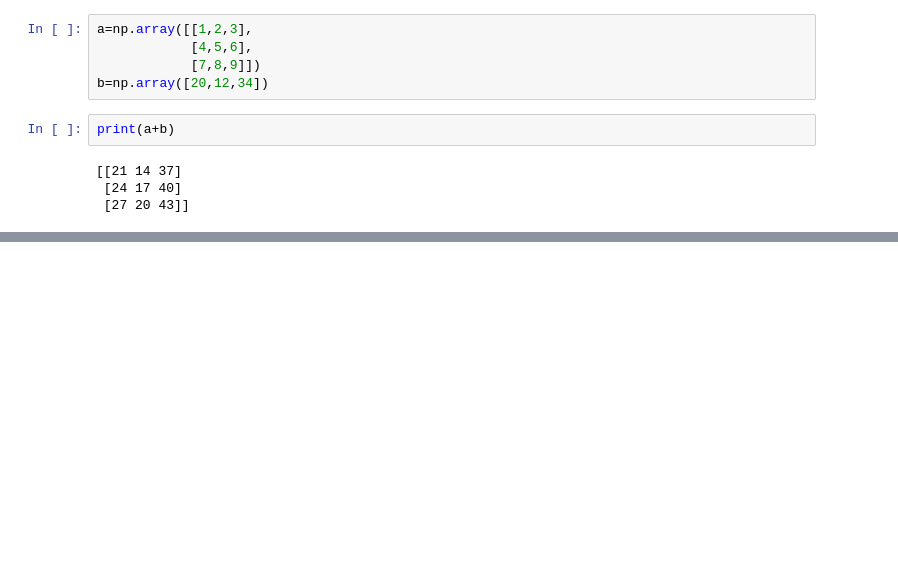
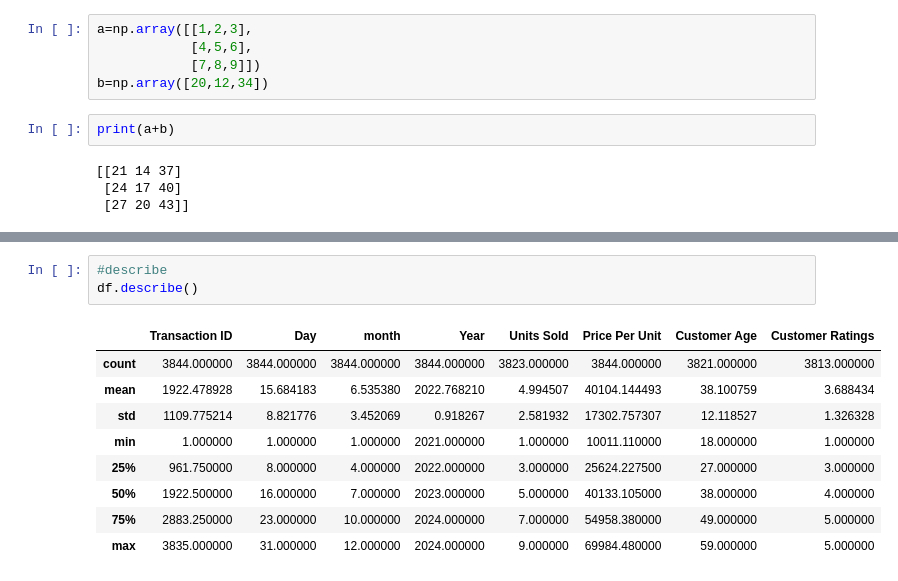
Before and after one commit to sanmesh4090/Data-science-, a Jupyter notebook: Adv.python/Numpy.ipynb, the cells around one changed output, grey strips where cells are left out. Drawn from its saved outputs; the diff is of its cells as text; blank space fills up the shorter version.

```diff
--- a/Adv.python/Numpy.ipynb
+++ b/Adv.python/Numpy.ipynb
@@ -721,0 +866,13 @@ print(a+b)
+# %%
+#describe
+df.describe()
+# %% [output]
+|  | Transaction ID | Day | month | Year | Units Sold | Price Per Unit | Customer Age | Customer Ratings |
+| count | 3844.000000 | 3844.000000 | 3844.000000 | 3844.000000 | 3823.000000 | 3844.000000 | 3821.000000 | 3813.000000 |
+| mean | 1922.478928 | 15.684183 | 6.535380 | 2022.768210 | 4.994507 | 40104.144493 | 38.100759 | 3.688434 |
+| std | 1109.775214 | 8.821776 | 3.452069 | 0.918267 | 2.581932 | 17302.757307 | 12.118527 | 1.326328 |
+| min | 1.000000 | 1.000000 | 1.000000 | 2021.000000 | 1.000000 | 10011.110000 | 18.000000 | 1.000000 |
+| 25% | 961.750000 | 8.000000 | 4.000000 | 2022.000000 | 3.000000 | 25624.227500 | 27.000000 | 3.000000 |
+| 50% | 1922.500000 | 16.000000 | 7.000000 | 2023.000000 | 5.000000 | 40133.105000 | 38.000000 | 4.000000 |
+| 75% | 2883.250000 | 23.000000 | 10.000000 | 2024.000000 | 7.000000 | 54958.380000 | 49.000000 | 5.000000 |
+| max | 3835.000000 | 31.000000 | 12.000000 | 2024.000000 | 9.000000 | 69984.480000 | 59.000000 | 5.000000 |
```
Also changed, not shown: parts of 12 cells of this notebook, 1 other file.
